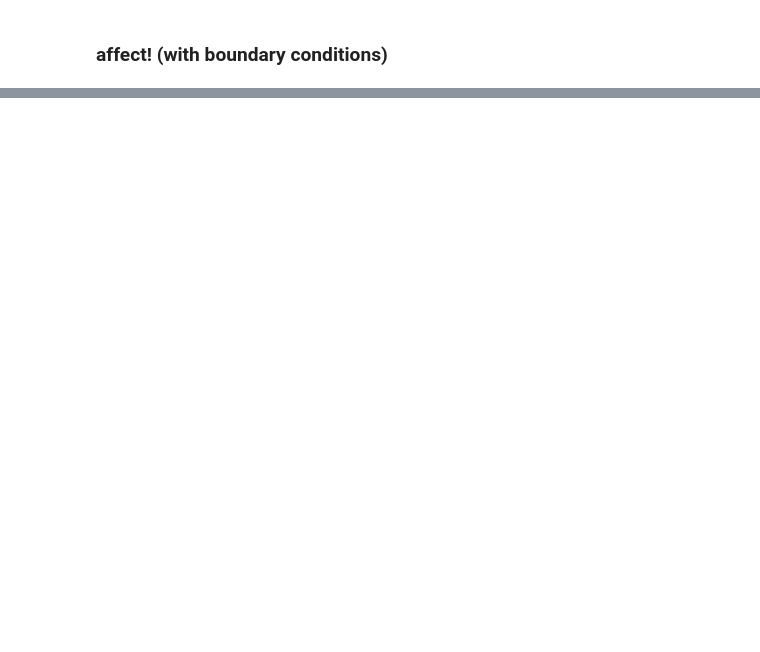
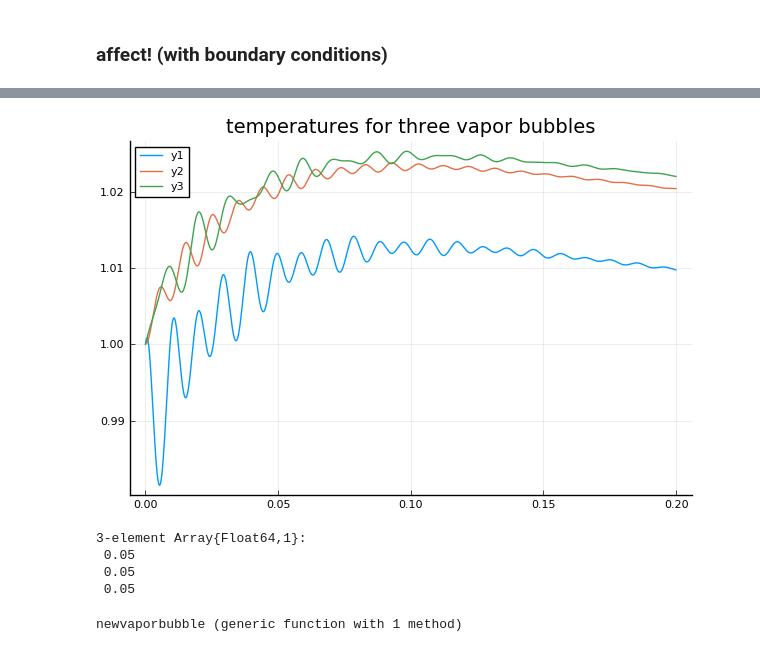
Before and after one commit to liyuxuan48/OneDThermalFlow, a Jupyter notebook: examples/U shape PHP dynamics with two liquid slugs-with wall heat flux constraint.ipynb, the cells around one changed output, grey strips where cells are left out. Saved outputs shown, nothing was run; the diff lists cells and outputs as text; code cells hidden in the pictures; blank space fills up the shorter version.

```diff
--- a/examples/U shape PHP dynamics with two liquid slugs-with wall heat flux constraint.ipynb
+++ b/examples/U shape PHP dynamics with two liquid slugs-with wall heat flux constraint.ipynb
@@ -272,0 +253,27 @@ Plots.AnimatedGif("C:\\Users\\liyux\\Documents\\GitHub\\OneDThermalFlow\\tmp.gif
+# %%
+result1 = soltoResult(sol[1:11,:],sys0)
+plot(sol.t, result1.θ[1], title="temperatures for three vapor bubbles")
+plot!(sol.t, result1.θ[2])
+plot!(sol.t, result1.θ[3])
+# %% [output]
+[figure, added]
+# %%
+Xnew, Lnew
+# %% [output]
+3-element Array{Float64,1}:
+ 0.05
+ 0.05
+ 0.05
+# %%
+function newvaporbubble(sys)
+    Xp = sys.liquid.Xp
+    dXdt = sys.liquid.dXdt
+    P = sys.vapor.P
+
+    Lvaporplug = XptoLvaporplug(X0,sys.tube.L)
+    M = P.^(1/γ).* Lvaporplug
+
+    δ = sys.vapor.δ
+end
+# %% [output]
+newvaporbubble (generic function with 1 method)
```
Also changed, not shown: parts of 35 cells of this notebook, 23 other files.
